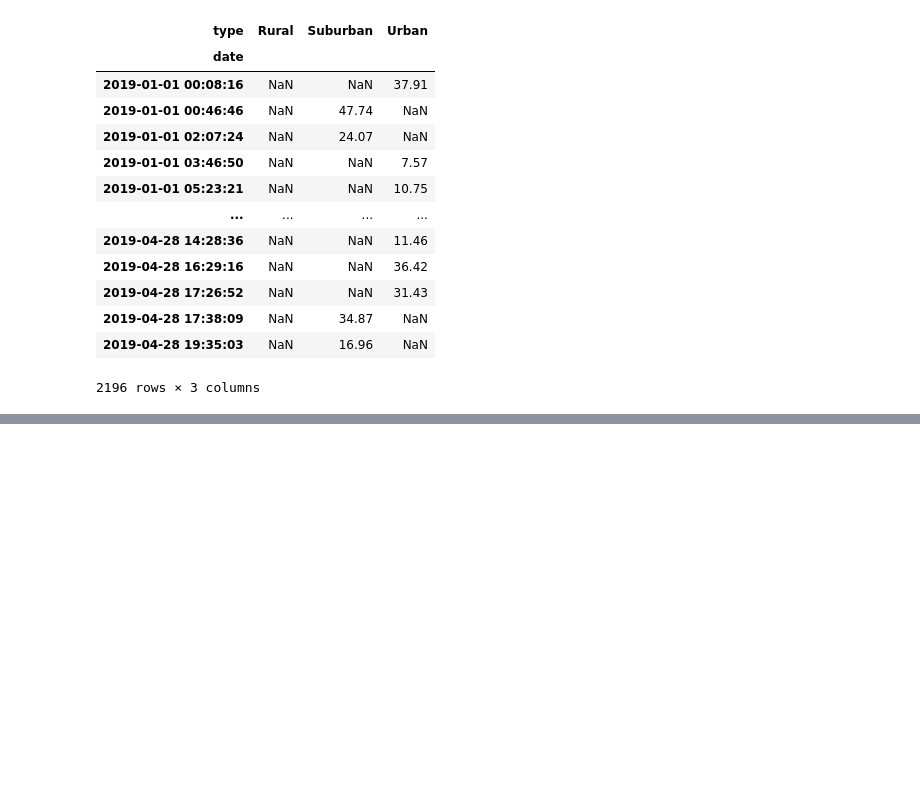
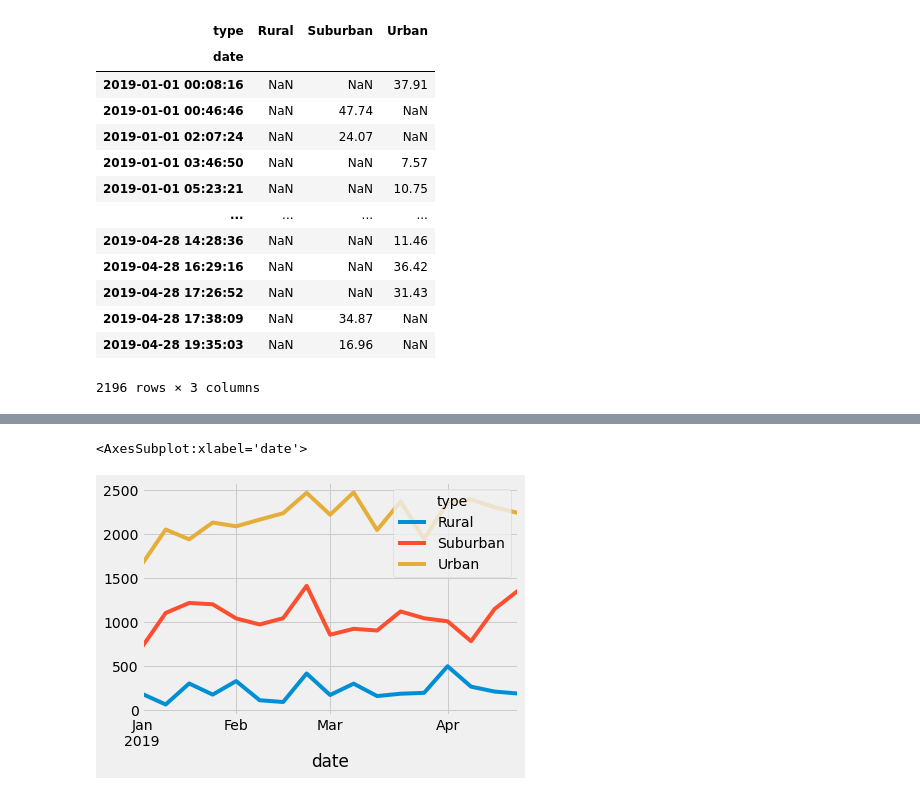
Before and after one commit to AForbis/PyBer_Analysis, a Jupyter notebook: PyBer_Challenge.ipynb, the cells around one changed output, grey strips where cells are left out. Cells and saved outputs as stored; diff of their text form; code cells hidden in the pictures; blank space fills up the shorter version.

```diff
--- a/PyBer_Challenge.ipynb
+++ b/PyBer_Challenge.ipynb
@@ -239,5 +239,7 @@ new2_pyber_data_df
 # %%
 # 6. Set the "date" index to datetime datatype. This is necessary to use the resample() method in Step 8.
 # df.index = pd.to_datetime(df.index)
+
+new2_pyber_data_df.index = pd.to_datetime(new2_pyber_data_df.index)
 # %%
 # 7. Check that the datatype for the index is datetime using df.info()
@@ -244,2 +258,4 @@ new2_pyber_data_df
 # %%
 # 8. Create a new DataFrame using the "resample()" function by week 'W' and get the sum of the fares for each week.
+resample_pyber_data_df = new2_pyber_data_df.resample("W").sum()
+resample_pyber_data_df
@@ -246,7 +282,12 @@ new2_pyber_data_df
 # %%
 # 8. Using the object-oriented interface method, plot the resample DataFrame using the df.plot() function.
 
 # Import the style from Matplotlib.
 from matplotlib import style
 # Use the graph style fivethirtyeight.
 style.use('fivethirtyeight')
+
+resample_pyber_data_df.plot()
+# %% [output]
+<AxesSubplot:xlabel='date'>
+[figure, added]
```
Also changed, not shown: parts of 2 cells of this notebook.
